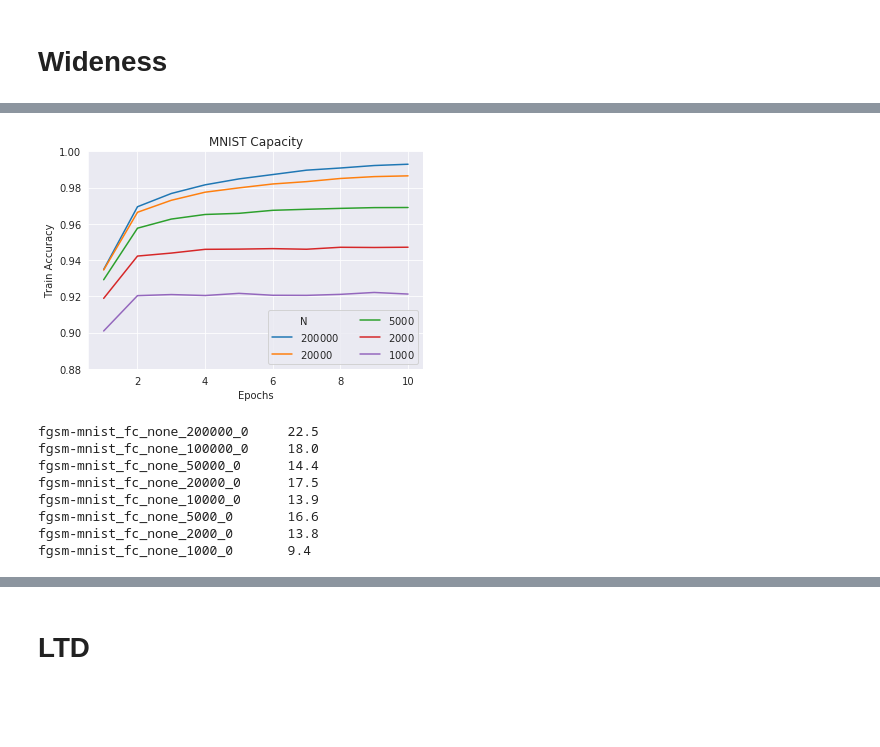
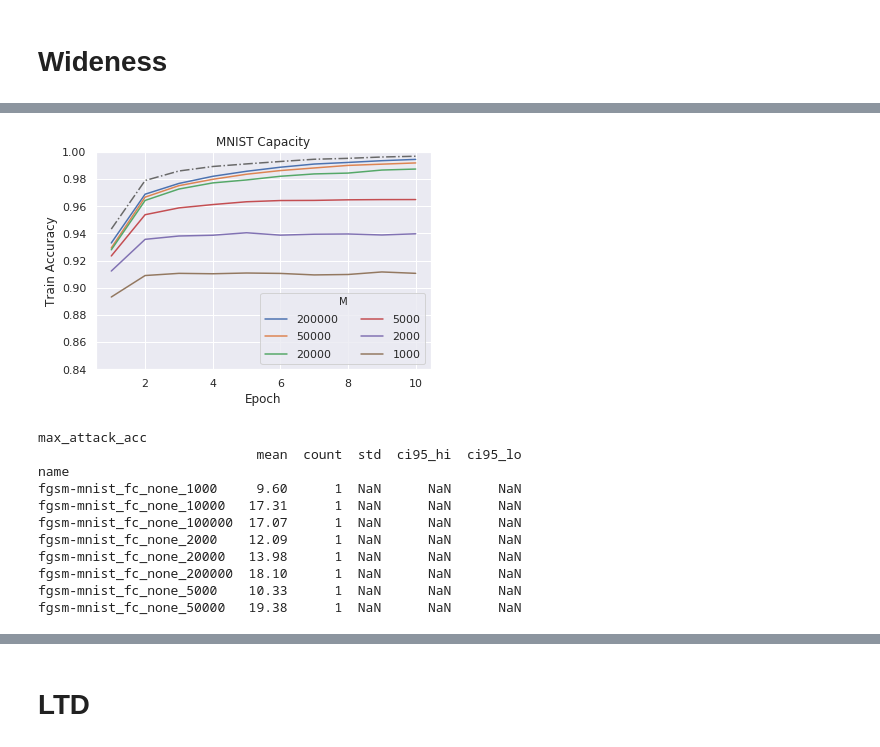
Before and after one commit to liuyuezhang/cerebellum, a Jupyter notebook: notebook/plot.ipynb, the cells around one changed output, grey strips where cells are left out. Saved outputs shown, nothing was run; the diff lists cells and outputs as text; code cells hidden in the pictures; blank space fills up the shorter version.

```diff
--- a/notebook/plot.ipynb
+++ b/notebook/plot.ipynb
@@ -31,0 +48,22 @@ fgsm-mnist_fc_none_5000_0 18oyvxuk
+# %%
+api = wandb.Api()
+runs = api.runs("liuyuezhang/cerebellum")
+for run in runs:
+    if run.name == 'mnist_plain_none_128_0':
+        run_train = run
+        print(run.name, run.id)
+    elif run.name == 'fgsm-mnist_plain_none_128_0':
+        run_attack = run
+        print(run.name, run.id)
+
+baseline1 = pd.DataFrame()
+history = run_train.history(samples=1000)
+baseline1['train_acc'] = history['train_acc'].dropna()
+baseline1['epoch'] = history['epoch'].dropna()
+
+baseline2 = pd.DataFrame()
+history = run_attack.history(samples=1000)
+baseline2['attack_acc'] = history['attack_acc'].dropna()
+baseline2['eps'] = history['eps'].dropna()
+
+baseline1, baseline2
@@ -44,7 +104,6 @@ ENV = 'mnist'
 METHOD = 'fc'
 LTD = ['none']
 N = [1000, 2000, 5000, 10000, 20000, 50000, 100000, 200000]
-SEED = 0
 
 df = pd.DataFrame()
 table = pd.DataFrame()
@@ -56,16 +115,21 @@ for run in runs:
     n = int(m.group(4))
     seed = int(m.group(5))
 
-    if env == ENV and method == METHOD and ltd in LTD and n in N and seed == SEED:
+    if env == ENV and method == METHOD and ltd in LTD and n in N:
         temp = pd.DataFrame()
         history = run.history(samples=1000)
         temp['train_acc'] = history['train_acc'].dropna()
         temp['epoch'] = history['epoch'].dropna()
-        temp['N'] = '${}$'.format(n)
+        temp[''] = '${}$'.format(n)
         temp['seed'] = seed
         df = df.append(temp)
 
         best_train_acc = history['best_train_acc'].dropna().item() * 100
         best_test_acc = history['best_test_acc'].dropna().item() * 100
-        print('{:20}\t{:.1f}\t{:.1f}'.format(run.name, best_train_acc, best_test_acc))
+        name = run.name[:-2]
+        table = table.append(pd.DataFrame(
+            {'best_train_acc': best_train_acc, 'best_test_acc': best_test_acc, 'name': name}, index=[run.name]))
+
+calc_c95(table, 'best_train_acc')
+calc_c95(table, 'best_test_acc')
 # %% [output]
@@ -80,19 +153,19 @@ mnist_fc_none_2000_0    94.7    95.1
 # %%
-ax = sns.lineplot(x='epoch', y='train_acc', hue='N', ci=95, n_boot=10,
-                  hue_order=['$200000$', '$20000$', '$5000$', '$2000$', '$1000$'],
+plt.plot(baseline1['epoch'], baseline1['train_acc'], '-.', color='dimgrey')
+ax = sns.lineplot(x='epoch', y='train_acc', hue='', ci=95, n_boot=1000,
+                  hue_order=['$200000$', '$50000$', '$20000$', '$5000$', '$2000$', '$1000$'],
                   data=df)
-ax.set(title='MNIST Capacity', xlabel='Epochs', ylabel='Train Accuracy')
-plt.ylim(0.88, 1.0)
-plt.legend(loc='lower right', ncol=2)
+ax.set(title='MNIST Capacity', xlabel='Epoch', ylabel='Train Accuracy')
+plt.ylim(0.84, 1.0)
+plt.legend(loc='lower right', ncol=2, title='M')
 plt.savefig('/home/liuyuezhangadam/Desktop/cerebellum/fig/wide_'+ENV+'.png', dpi=300)
 # %% [output]
-[figure, old version]
+[figure, new version]
 # %%
 ENV = 'fgsm-mnist'
 METHOD = 'fc'
 LTD = ['none']
 N = [1000, 2000, 5000, 10000, 20000, 50000, 100000, 200000]
-SEED = 0
 
 df = pd.DataFrame()
 table = pd.DataFrame()
@@ -104,24 +177,31 @@ for run in runs:
     n = int(m.group(4))
     seed = int(m.group(5))
 
-    if env == ENV and method == METHOD and ltd in LTD and n in N and seed == SEED:
+    if env == ENV and method == METHOD and ltd in LTD and n in N:
         temp = pd.DataFrame()
         history = run.history(samples=1000)
         temp['attack_acc'] = history['attack_acc'].dropna()
         temp['eps'] = history['eps'].dropna()
-        temp['N'] = "${}$".format(n)
+        temp['M'] = "${}$".format(n)
         temp['seed'] = seed
         df = df.append(temp)
 
         max_attack_acc = history['max_attack_acc'].dropna().item() * 100
-        print('{:20}\t{:.1f}'.format(run.name, max_attack_acc))
+        name = run.name[:-2]
+        table = table.append(pd.DataFrame(
+            {'max_attack_acc': max_attack_acc, 'name': name}, index=[run.name]))
+
+calc_c95(table, 'max_attack_acc')
 # %% [output]
-fgsm-mnist_fc_none_200000_0     22.5
-fgsm-mnist_fc_none_100000_0     18.0
-fgsm-mnist_fc_none_50000_0      14.4
-fgsm-mnist_fc_none_20000_0      17.5
-fgsm-mnist_fc_none_10000_0      13.9
-fgsm-mnist_fc_none_5000_0       16.6
-fgsm-mnist_fc_none_2000_0       13.8
-fgsm-mnist_fc_none_1000_0       9.4
+max_attack_acc
+                            mean  count  std  ci95_hi  ci95_lo
+name
+fgsm-mnist_fc_none_1000     9.60      1  NaN      NaN      NaN
+fgsm-mnist_fc_none_10000   17.31      1  NaN      NaN      NaN
+fgsm-mnist_fc_none_100000  17.07      1  NaN      NaN      NaN
+fgsm-mnist_fc_none_2000    12.09      1  NaN      NaN      NaN
+fgsm-mnist_fc_none_20000   13.98      1  NaN      NaN      NaN
+fgsm-mnist_fc_none_200000  18.10      1  NaN      NaN      NaN
+fgsm-mnist_fc_none_5000    10.33      1  NaN      NaN      NaN
+fgsm-mnist_fc_none_50000   19.38      1  NaN      NaN      NaN
 # %%
```
Also changed, not shown: parts of 15 cells of this notebook, 5 other files.
